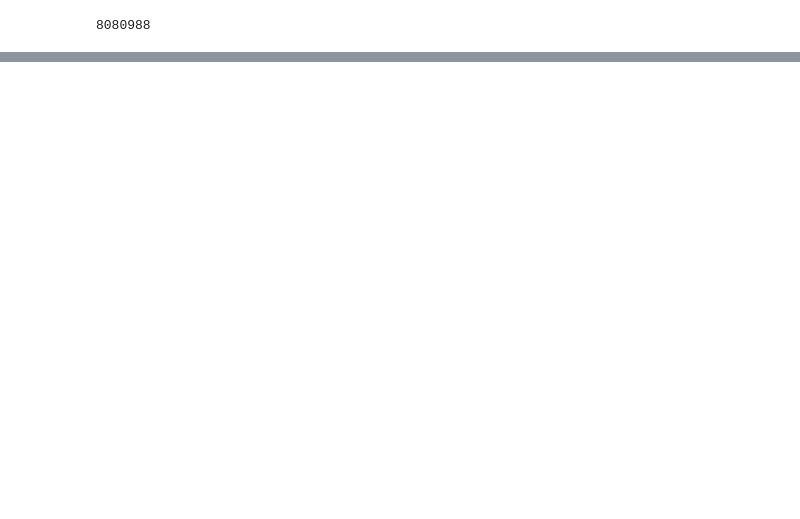
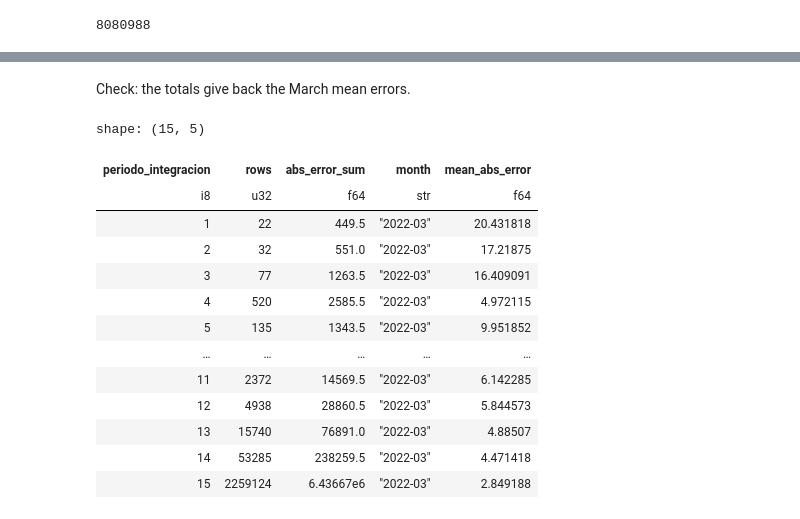
Before and after one commit to AnhTRJotnar/madrid-congestion, a Jupyter notebook: notebooks/1.0-anh-initial-exploration.ipynb, the cells around one changed output, grey strips where cells are left out. Drawn from its saved outputs; the diff is of its cells as text; code cells hidden in the pictures; blank space fills up the shorter version.

```diff
--- a/notebooks/1.0-anh-initial-exploration.ipynb
+++ b/notebooks/1.0-anh-initial-exploration.ipynb
@@ -399,0 +545,21 @@ sort(self, by: 'IntoExpr | Iterable[IntoExpr]', *more_by: 'IntoExpr', descending
+# %%
+NEIGHBOUR_OCCUPANCY_RANGE = (5, 20)  # compare at moderate occupancy only (k rule, completed)
+
+
+def month_error_totals(month_label: str) -> pl.DataFrame:
+    # Per sample count: number of rows and sum of absolute occupancy errors, neighbours at 5-20%.
+    return (
+        month_neighbour_rows(month_label)
+        .filter(pl.col("neighbour_occupancy").is_between(*NEIGHBOUR_OCCUPANCY_RANGE))
+        .group_by("periodo_integracion")
+        .agg(
+            rows=pl.len(),
+            abs_error_sum=pl.col("occupancy_error").abs().sum(),
+        )
+        .with_columns(month=pl.lit(month_label))  # which month the totals came from
+        .sort("periodo_integracion")
+    )
+
+
+march_totals = month_error_totals("2022-03")
+march_totals
@@ -399,0 +581,19 @@ sort(self, by: 'IntoExpr | Iterable[IntoExpr]', *more_by: 'IntoExpr', descending
+# %% [markdown]
+Check: the totals give back the March mean errors.
+# %%
+march_totals.with_columns(mean_abs_error=pl.col("abs_error_sum") / pl.col("rows"))
+# %% [output]
+shape: (15, 5)
+| periodo_integracion | rows | abs_error_sum | month | mean_abs_error |
+| i8 | u32 | f64 | str | f64 |
+| 1 | 22 | 449.5 | "2022-03" | 20.431818 |
+| 2 | 32 | 551.0 | "2022-03" | 17.21875 |
+| 3 | 77 | 1263.5 | "2022-03" | 16.409091 |
+| 4 | 520 | 2585.5 | "2022-03" | 4.972115 |
+| 5 | 135 | 1343.5 | "2022-03" | 9.951852 |
+| … | … | … | … | … |
+| 11 | 2372 | 14569.5 | "2022-03" | 6.142285 |
+| 12 | 4938 | 28860.5 | "2022-03" | 5.844573 |
+| 13 | 15740 | 76891.0 | "2022-03" | 4.88507 |
+| 14 | 53285 | 238259.5 | "2022-03" | 4.471418 |
+| 15 | 2259124 | 6.43667e6 | "2022-03" | 2.849188 |
```
Also changed, not shown: parts of 48 cells of this notebook, 2 other files.
